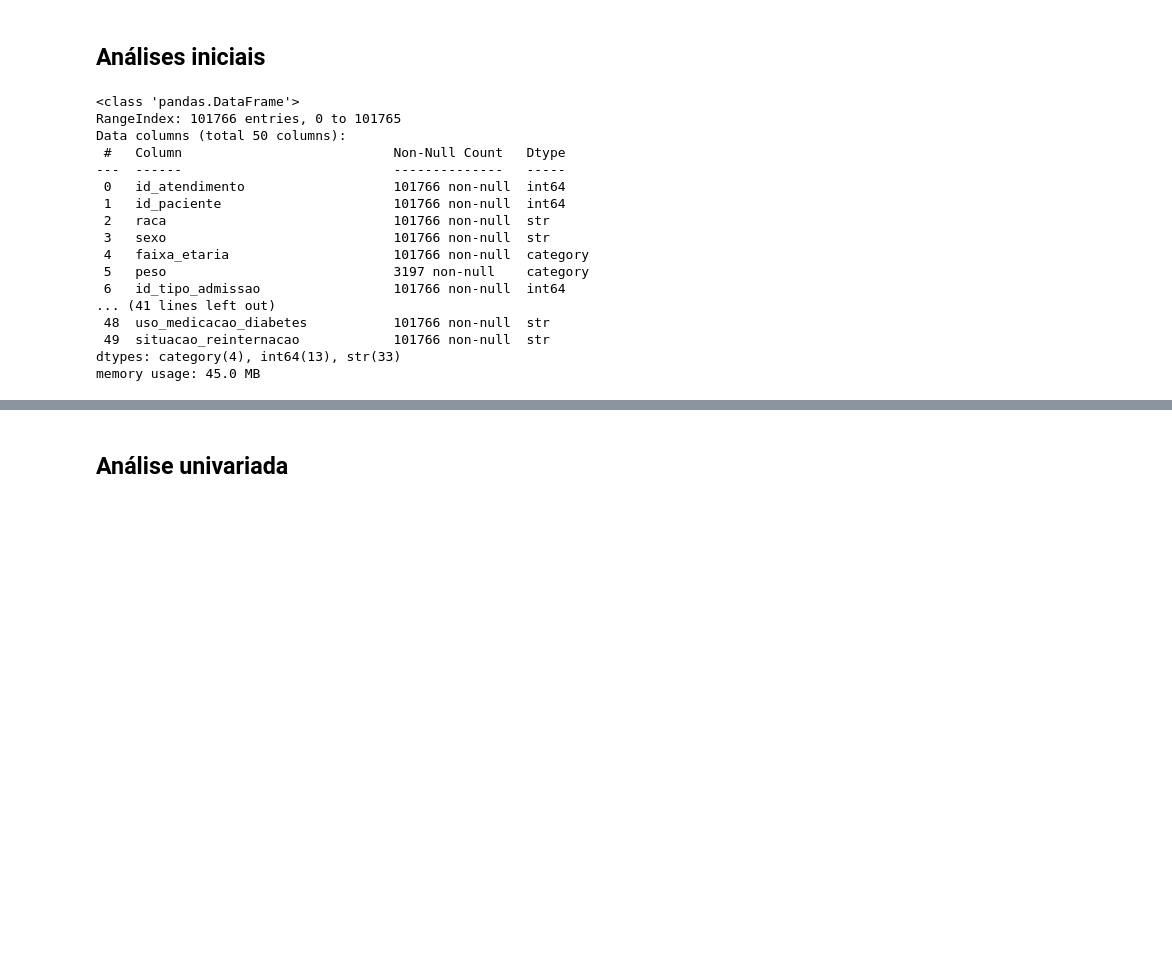
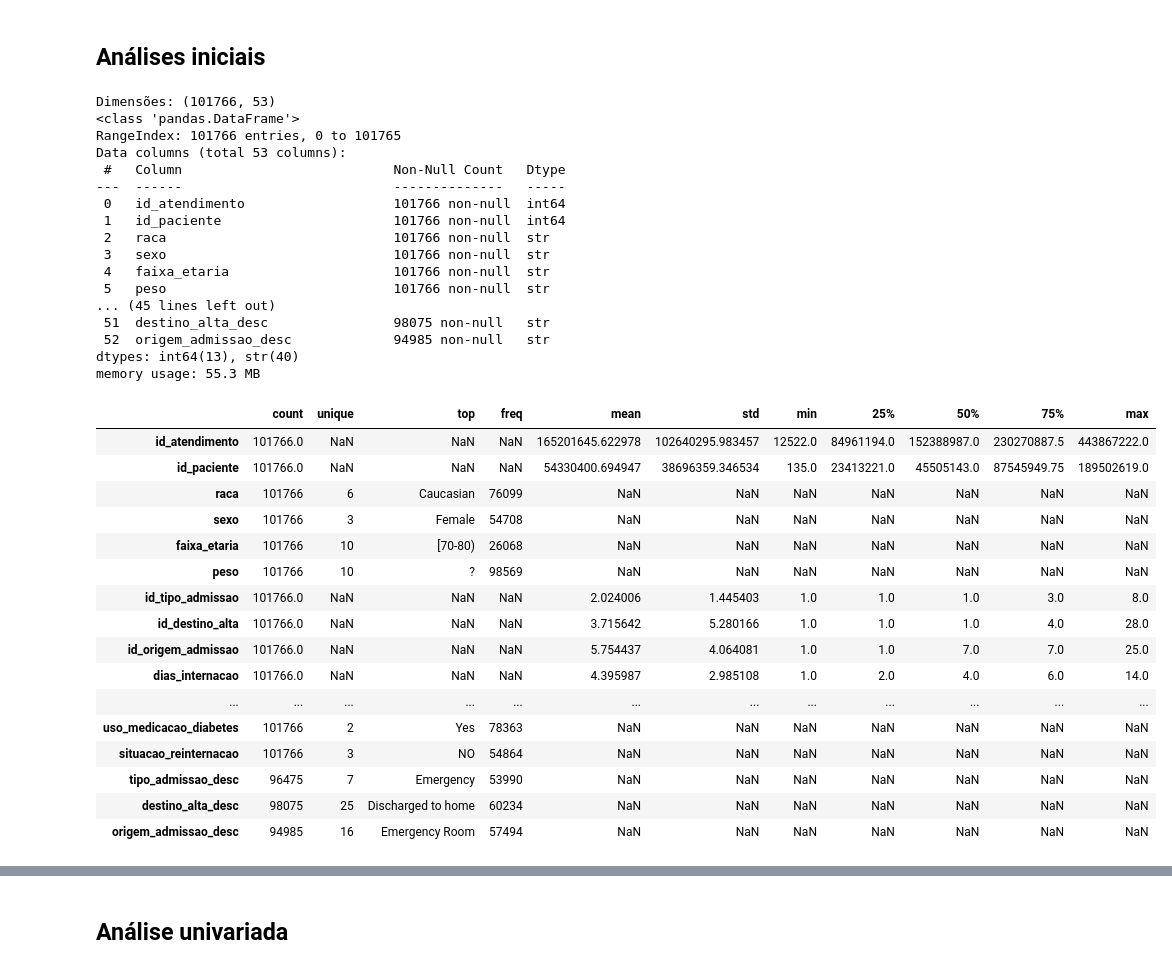
Before and after one commit to jose-alves-fn/T13-GRUPO-SAUDE-HOSP-TECH, a Jupyter notebook: notebooks/01-analise-exploratoria.ipynb, the cells around one changed output, grey strips where cells are left out. Drawn from its saved outputs; the diff is of its cells as text; code cells hidden in the pictures; blank space fills up the shorter version.

```diff
--- a/notebooks/01-analise-exploratoria.ipynb
+++ b/notebooks/01-analise-exploratoria.ipynb
@@ -291,26 +314,44 @@ dicionario
 # %% [markdown]
 ## Análises iniciais
-# %%
-# Info geral
-dados.info()
-# %% [output]
-<class 'pandas.DataFrame'>
-RangeIndex: 101766 entries, 0 to 101765
-Data columns (total 50 columns):
- #   Column                           Non-Null Count   Dtype
----  ------                           --------------   -----
- 0   id_atendimento                   101766 non-null  int64
- 1   id_paciente                      101766 non-null  int64
- 2   raca                             101766 non-null  str
- 3   sexo                             101766 non-null  str
- 4   faixa_etaria                     101766 non-null  category
- 5   peso                             3197 non-null    category
- 6   id_tipo_admissao                 101766 non-null  int64
-... (41 lines left out)
- 48  uso_medicacao_diabetes           101766 non-null  str
- 49  situacao_reinternacao            101766 non-null  str
-dtypes: category(4), int64(13), str(33)
-memory usage: 45.0 MB
+# %%
+print('Dimensões:', dados.shape)
+dados.info()
+display(dados.describe(include='all').T)
+# %% [output]
+Dimensões: (101766, 53)
+<class 'pandas.DataFrame'>
+RangeIndex: 101766 entries, 0 to 101765
+Data columns (total 53 columns):
+ #   Column                           Non-Null Count   Dtype
+---  ------                           --------------   -----
+ 0   id_atendimento                   101766 non-null  int64
+ 1   id_paciente                      101766 non-null  int64
+ 2   raca                             101766 non-null  str
+ 3   sexo                             101766 non-null  str
+ 4   faixa_etaria                     101766 non-null  str
+ 5   peso                             101766 non-null  str
+... (45 lines left out)
+ 51  destino_alta_desc                98075 non-null   str
+ 52  origem_admissao_desc             94985 non-null   str
+dtypes: int64(13), str(40)
+memory usage: 55.3 MB
+|  | count | unique | top | freq | mean | std | min | 25% | 50% | 75% | max |
+| id_atendimento | 101766.0 | NaN | NaN | NaN | 165201645.622978 | 102640295.983457 | 12522.0 | 84961194.0 | 152388987.0 | 230270887.5 | 443867222.0 |
+| id_paciente | 101766.0 | NaN | NaN | NaN | 54330400.694947 | 38696359.346534 | 135.0 | 23413221.0 | 45505143.0 | 87545949.75 | 189502619.0 |
+| raca | 101766 | 6 | Caucasian | 76099 | NaN | NaN | NaN | NaN | NaN | NaN | NaN |
+| sexo | 101766 | 3 | Female | 54708 | NaN | NaN | NaN | NaN | NaN | NaN | NaN |
+| faixa_etaria | 101766 | 10 | [70-80) | 26068 | NaN | NaN | NaN | NaN | NaN | NaN | NaN |
+| peso | 101766 | 10 | ? | 98569 | NaN | NaN | NaN | NaN | NaN | NaN | NaN |
+| id_tipo_admissao | 101766.0 | NaN | NaN | NaN | 2.024006 | 1.445403 | 1.0 | 1.0 | 1.0 | 3.0 | 8.0 |
+| id_destino_alta | 101766.0 | NaN | NaN | NaN | 3.715642 | 5.280166 | 1.0 | 1.0 | 1.0 | 4.0 | 28.0 |
+| id_origem_admissao | 101766.0 | NaN | NaN | NaN | 5.754437 | 4.064081 | 1.0 | 1.0 | 7.0 | 7.0 | 25.0 |
+| dias_internacao | 101766.0 | NaN | NaN | NaN | 4.395987 | 2.985108 | 1.0 | 2.0 | 4.0 | 6.0 | 14.0 |
+| ... | ... | ... | ... | ... | ... | ... | ... | ... | ... | ... | ... |
+| uso_medicacao_diabetes | 101766 | 2 | Yes | 78363 | NaN | NaN | NaN | NaN | NaN | NaN | NaN |
+| situacao_reinternacao | 101766 | 3 | NO | 54864 | NaN | NaN | NaN | NaN | NaN | NaN | NaN |
+| tipo_admissao_desc | 96475 | 7 | Emergency | 53990 | NaN | NaN | NaN | NaN | NaN | NaN | NaN |
+| destino_alta_desc | 98075 | 25 | Discharged to home | 60234 | NaN | NaN | NaN | NaN | NaN | NaN | NaN |
+| origem_admissao_desc | 94985 | 16 | Emergency Room | 57494 | NaN | NaN | NaN | NaN | NaN | NaN | NaN |
 # %%
 # Quantidade por tipo
 dicionario.tipo.value_counts()
```
Also changed, not shown: parts of 23 cells of this notebook, 37 other files.
